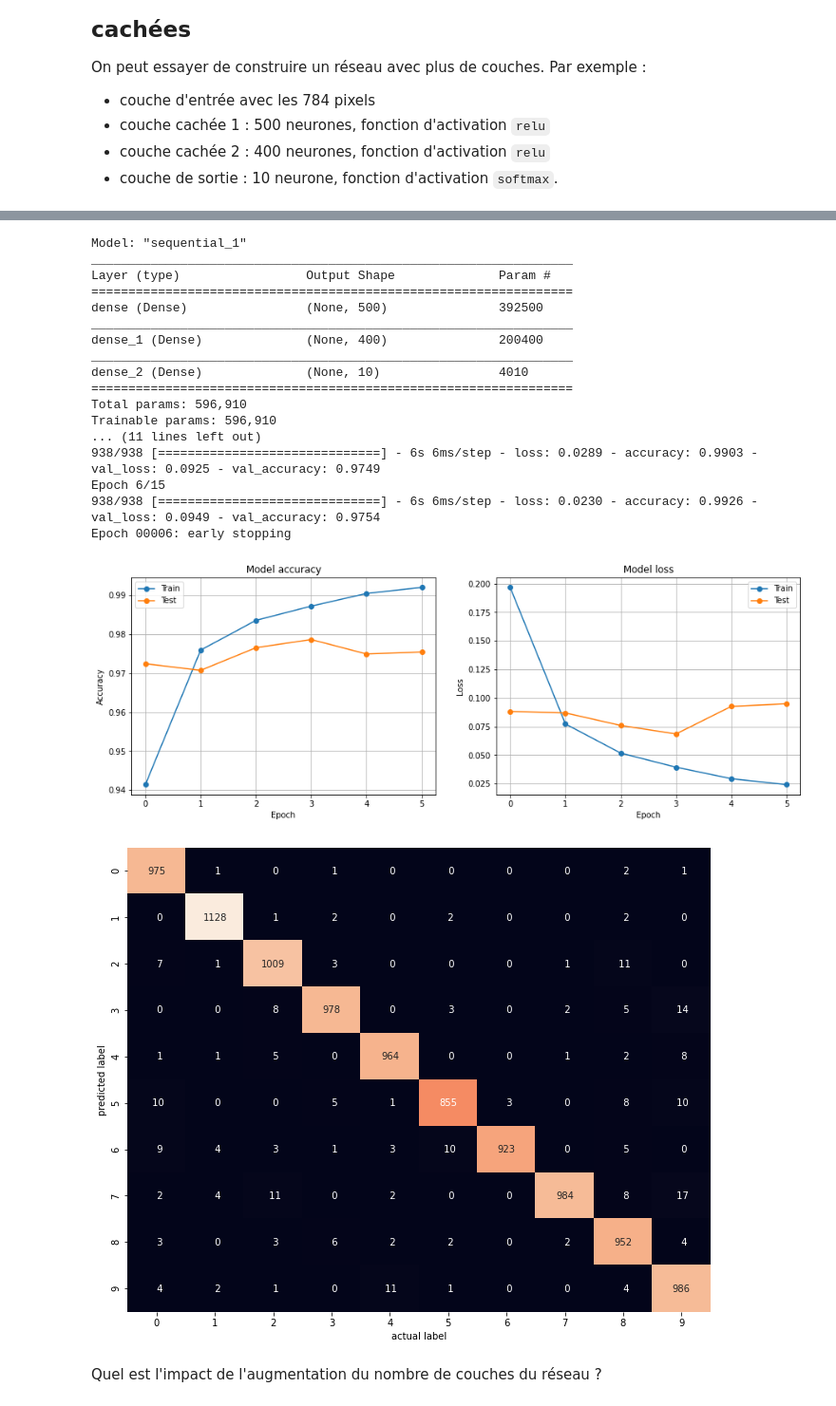
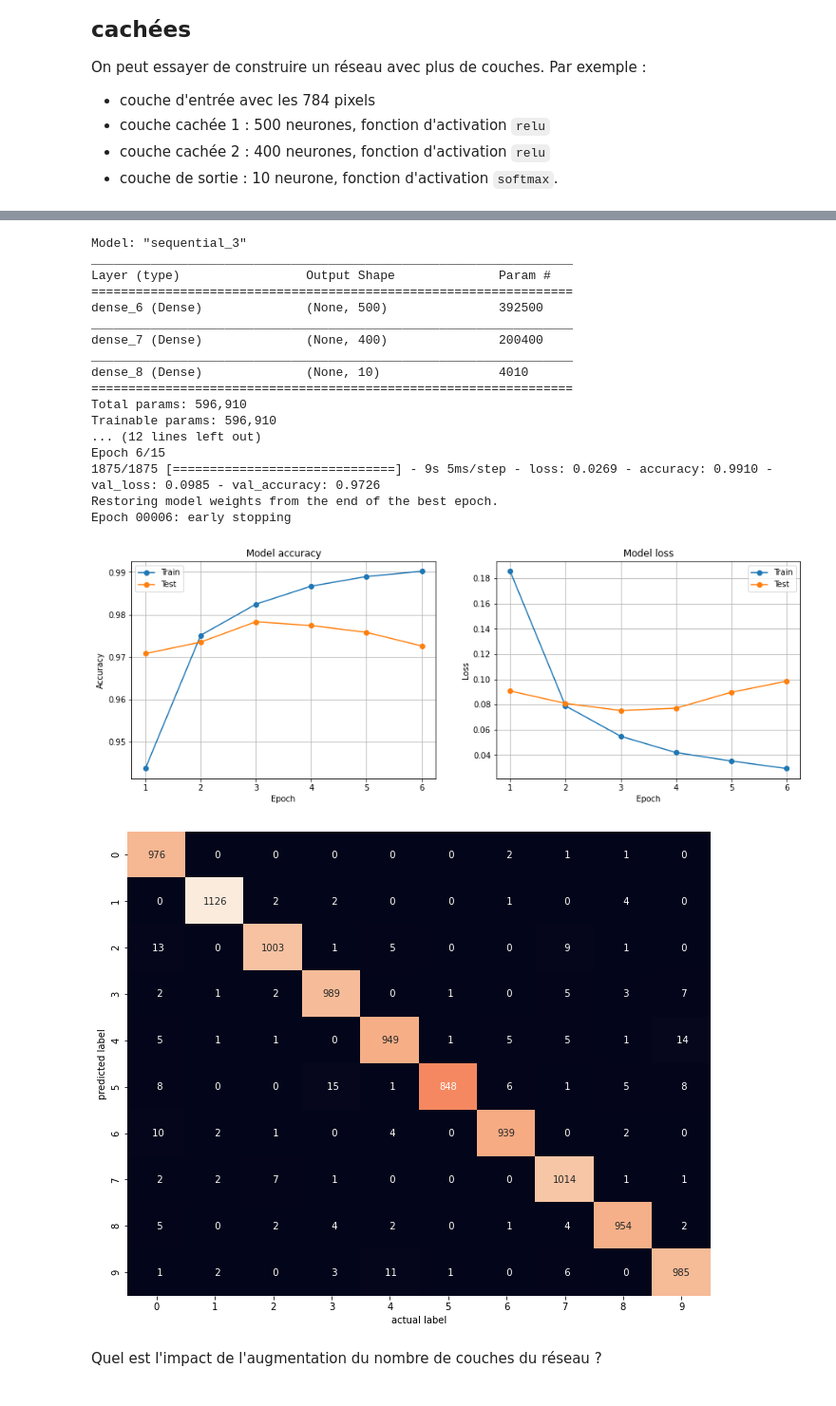
Before and after one commit to cjlux/mnist_tf2, a Jupyter notebook: Sol_TP1_MNIST_dense-full.ipynb, the cells around one changed output, grey strips where cells are left out. Shown at 95% size. Drawn from its saved outputs; the diff is of its cells as text; code cells hidden in the pictures.

```diff
--- a/Sol_TP1_MNIST_dense-full.ipynb
+++ b/Sol_TP1_MNIST_dense-full.ipynb
@@ -635,6 +637,7 @@ callbacks_list = [
     EarlyStopping(monitor='val_accuracy',  # la grandeur à surveiller
                   patience=2,              # accepter que 'val_accuracy' diminue 2 fois de suite
                   mode='max',              # arrêter si le paramètre décroît
+                  restore_best_weights=True,
                   verbose=1)
 ]
 
@@ -679,6 +683,7 @@ callbacks_list = [
     EarlyStopping(monitor='val_loss',  # la grandeur à surveiller
                   patience=2,          # accepter que 'val_accuracy' diminue 2 fois de suite
                   mode='min',          # arrêter si le paramètre croît
+                  restore_best_weights=True,
                   verbose=1)
 ]
 
@@ -894,6 +900,7 @@ def build_nn(nb_input, layers, nb_classe, data, epoch=15, batch_size=64, patienc
     callbacks_list = [
     EarlyStopping(monitor='val_accuracy',  # la grandeur à surveiller
                   patience=patience,       # accepter que 'val_accuracy' diminue 'patience' fois de suite
+                  restore_best_weights=True,
                   verbose=1)
     ]
     hist = model.fit(x_train, y_train,
@@ -907,28 +914,28 @@ def build_nn(nb_input, layers, nb_classe, data, epoch=15, batch_size=64, patienc
 # %%
 data = (x_train, y_train, x_test, y_test)
 tf.random.set_seed(SEED)
 
-my_model1 = build_nn(784, (500, 400), nb_classe, data, batch_size=64, patience=2)
+my_model1 = build_nn(784, (500, 400), nb_classe, data, batch_size=32, patience=3)
 # %% [output]
-Model: "sequential_1"
+Model: "sequential_3"
 _________________________________________________________________
 Layer (type)                 Output Shape              Param #
 =================================================================
-dense (Dense)                (None, 500)               392500
+dense_6 (Dense)              (None, 500)               392500
 _________________________________________________________________
-dense_1 (Dense)              (None, 400)               200400
+dense_7 (Dense)              (None, 400)               200400
 _________________________________________________________________
-dense_2 (Dense)              (None, 10)                4010
+dense_8 (Dense)              (None, 10)                4010
 =================================================================
 Total params: 596,910
 Trainable params: 596,910
-... (11 lines left out)
-938/938 [==============================] - 6s 6ms/step - loss: 0.0289 - accuracy: 0.9903 - val_loss: 0.0925 - val_accuracy: 0.9749
+... (12 lines left out)
 Epoch 6/15
-938/938 [==============================] - 6s 6ms/step - loss: 0.0230 - accuracy: 0.9926 - val_loss: 0.0949 - val_accuracy: 0.9754
+1875/1875 [==============================] - 9s 5ms/step - loss: 0.0269 - accuracy: 0.9910 - val_loss: 0.0985 - val_accuracy: 0.9726
+Restoring model weights from the end of the best epoch.
 Epoch 00006: early stopping
-[figure, old version]
+[figure, new version]
-[figure, old version]
+[figure, new version]
 # %% [markdown]
 Quel est l'impact de l'augmentation du nombre de couches du réseau ?<br>
 # %% [markdown]
```
Also changed, not shown: parts of 19 cells of this notebook, 6 other files.
